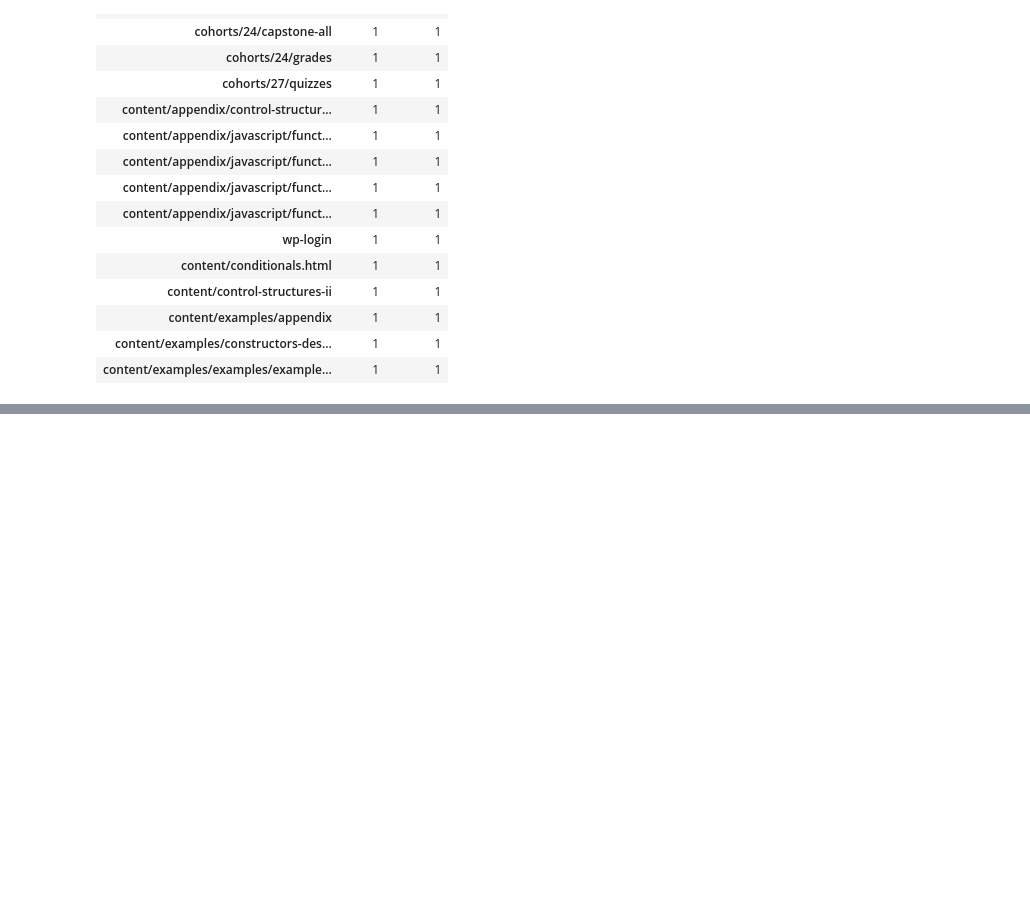
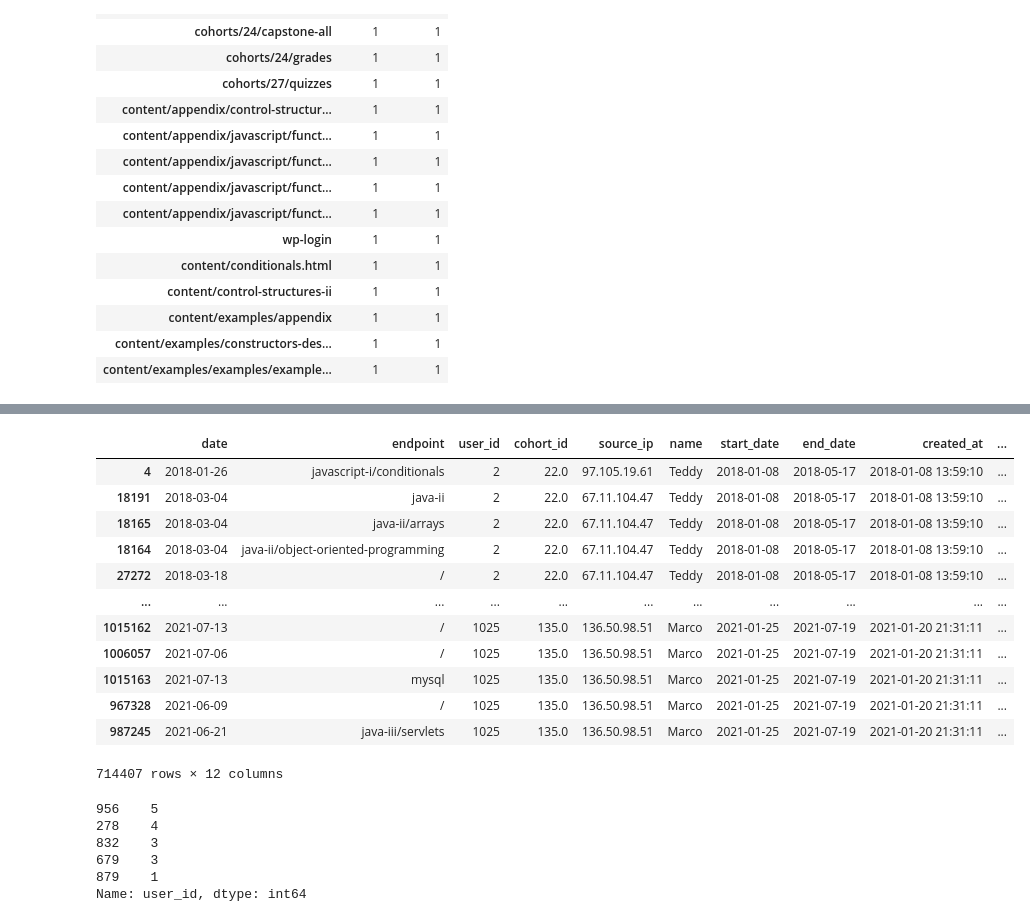
Before and after one commit to Griffin-McCrosky-Anomaly-Detection/Anomaly_Detection_Project, a Jupyter notebook: anomaly-detection-project-griffin.ipynb, the cells around one changed output, grey strips where cells are left out. Cells and saved outputs as stored; diff of their text form; code cells hidden in the pictures; blank space fills up the shorter version.

```diff
--- a/anomaly-detection-project-griffin.ipynb
+++ b/anomaly-detection-project-griffin.ipynb
@@ -178,0 +345,28 @@ observed.page_viewed.value_counts().reset_index(name='count').query('count > 217
+# %%
+df2 = df2.sort_values('user_id')
+# %%
+df2
+# %% [output]
+|  | date | endpoint | user_id | cohort_id | source_ip | name | start_date | end_date | created_at | ... |
+| 4 | 2018-01-26 | javascript-i/conditionals | 2 | 22.0 | 97.105.19.61 | Teddy | 2018-01-08 | 2018-05-17 | 2018-01-08 13:59:10 | ... |
+| 18191 | 2018-03-04 | java-ii | 2 | 22.0 | 67.11.104.47 | Teddy | 2018-01-08 | 2018-05-17 | 2018-01-08 13:59:10 | ... |
+| 18165 | 2018-03-04 | java-ii/arrays | 2 | 22.0 | 67.11.104.47 | Teddy | 2018-01-08 | 2018-05-17 | 2018-01-08 13:59:10 | ... |
+| 18164 | 2018-03-04 | java-ii/object-oriented-programming | 2 | 22.0 | 67.11.104.47 | Teddy | 2018-01-08 | 2018-05-17 | 2018-01-08 13:59:10 | ... |
+| 27272 | 2018-03-18 | / | 2 | 22.0 | 67.11.104.47 | Teddy | 2018-01-08 | 2018-05-17 | 2018-01-08 13:59:10 | ... |
+| ... | ... | ... | ... | ... | ... | ... | ... | ... | ... | ... |
+| 1015162 | 2021-07-13 | / | 1025 | 135.0 | 136.50.98.51 | Marco | 2021-01-25 | 2021-07-19 | 2021-01-20 21:31:11 | ... |
+| 1006057 | 2021-07-06 | / | 1025 | 135.0 | 136.50.98.51 | Marco | 2021-01-25 | 2021-07-19 | 2021-01-20 21:31:11 | ... |
+| 1015163 | 2021-07-13 | mysql | 1025 | 135.0 | 136.50.98.51 | Marco | 2021-01-25 | 2021-07-19 | 2021-01-20 21:31:11 | ... |
+| 967328 | 2021-06-09 | / | 1025 | 135.0 | 136.50.98.51 | Marco | 2021-01-25 | 2021-07-19 | 2021-01-20 21:31:11 | ... |
+| 987245 | 2021-06-21 | java-iii/servlets | 1025 | 135.0 | 136.50.98.51 | Marco | 2021-01-25 | 2021-07-19 | 2021-01-20 21:31:11 | ... |
+714407 rows × 12 columns
+# %%
+# What are the student_ids who hardly accessed the curriculum while being an active student?
+df2['user_id'].value_counts().tail(5)
+# %% [output]
+956    5
+278    4
+832    3
+679    3
+879    1
+Name: user_id, dtype: int64
```
Also changed, not shown: parts of 29 cells of this notebook.
